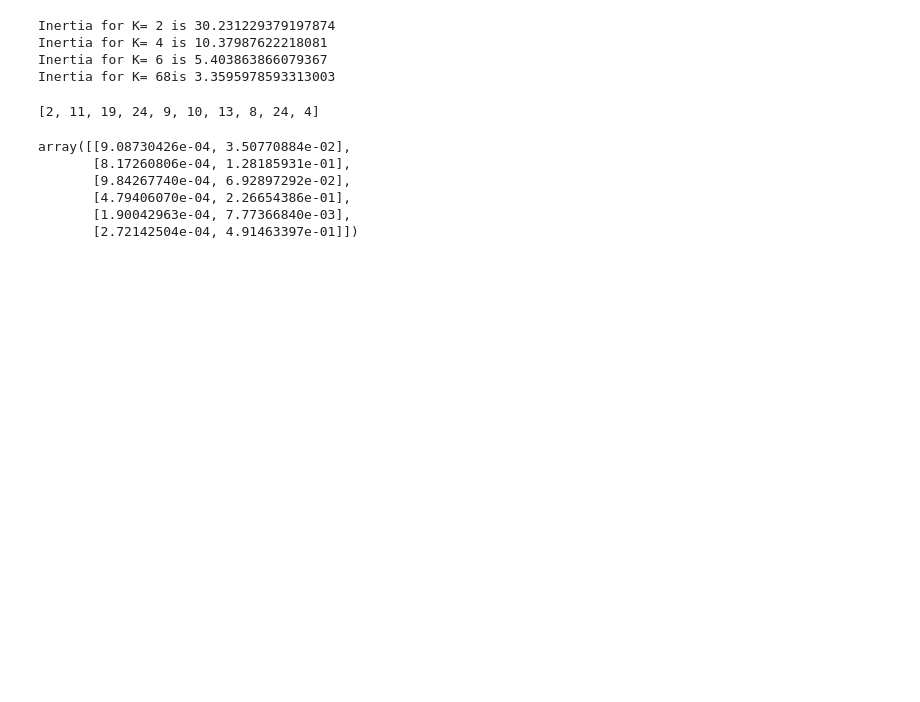
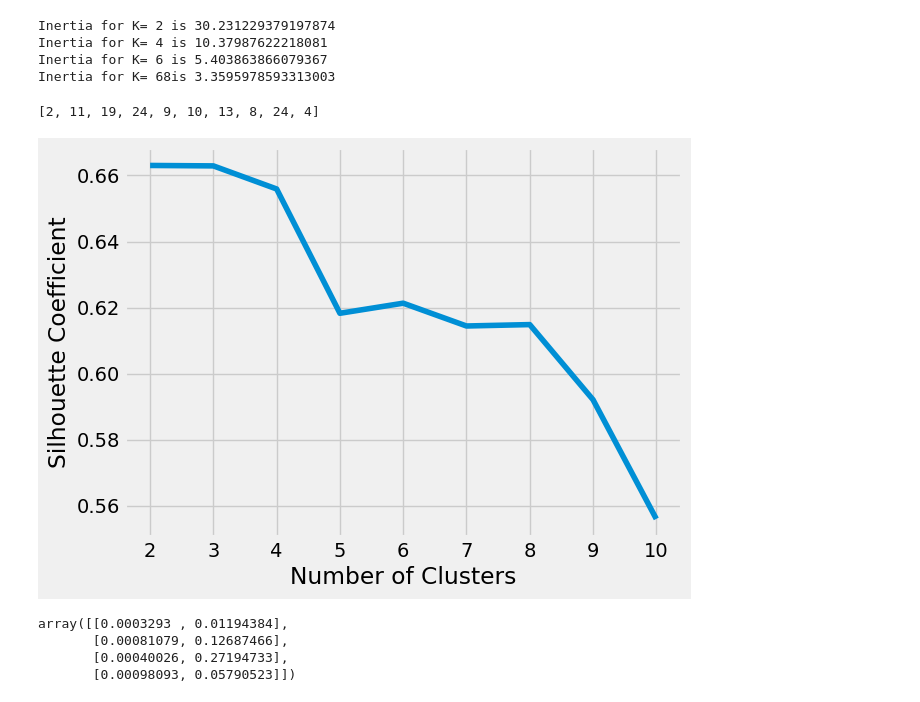
Before and after one commit to Widzees/Clustering, a Jupyter notebook: Clustering_v2.ipynb, the cells around one changed output. Saved outputs shown, nothing was run; the diff lists cells and outputs as text; code cells hidden in the pictures; blank space fills up the shorter version.

```diff
--- a/Clustering_v2.ipynb
+++ b/Clustering_v2.ipynb
@@ -225,16 +226,39 @@ np.set_printoptions(threshold=20)
 print(ni)
 # %% [output]
 [2, 11, 19, 24, 9, 10, 13, 8, 24, 4]
+# %%
+#The silhouette coefficient
+# A list holds the silhouette coefficients for each k
+kmeans_kwargs = {
+     "init": "random",
+     "n_init": 10,
+     "max_iter": 300,
+     "random_state": 42,
+ }
+silhouette_coefficients = []
+from sklearn.metrics import silhouette_score
+ # Notice you start at 2 clusters for silhouette coefficient
+for k in range(2, 11):
+     kmeans = KMeans(n_clusters=k, **kmeans_kwargs)
+     kmeans.fit(y)
+     score = silhouette_score(y, kmeans.labels_)
+     silhouette_coefficients.append(score)
+plt.style.use("fivethirtyeight")
+plt.plot(range(2, 11), silhouette_coefficients)
+plt.xticks(range(2, 11))
+plt.xlabel("Number of Clusters")
+plt.ylabel("Silhouette Coefficient")
+plt.show()
+# %% [output]
+[figure, added]
 # %%
-#K-Means model with Six clusters based on the plot above
-kmeans = KMeans(n_clusters=6, random_state=0)
+#K-Means model with 4 clusters based on the 2 plots above
+kmeans = KMeans(n_clusters=4, random_state=0)
 kmeans.fit(y)
 #K-Means model parameters study
 kmeans.cluster_centers_
 # %% [output]
-array([[9.08730426e-04, 3.50770884e-02],
-       [8.17260806e-04, 1.28185931e-01],
-       [9.84267740e-04, 6.92897292e-02],
-       [4.79406070e-04, 2.26654386e-01],
-       [1.90042963e-04, 7.77366840e-03],
-       [2.72142504e-04, 4.91463397e-01]])
+array([[0.0003293 , 0.01194384],
+       [0.00081079, 0.12687466],
+       [0.00040026, 0.27194733],
+       [0.00098093, 0.05790523]])
```
Also changed, not shown: parts of 8 cells of this notebook, 1 other file.
